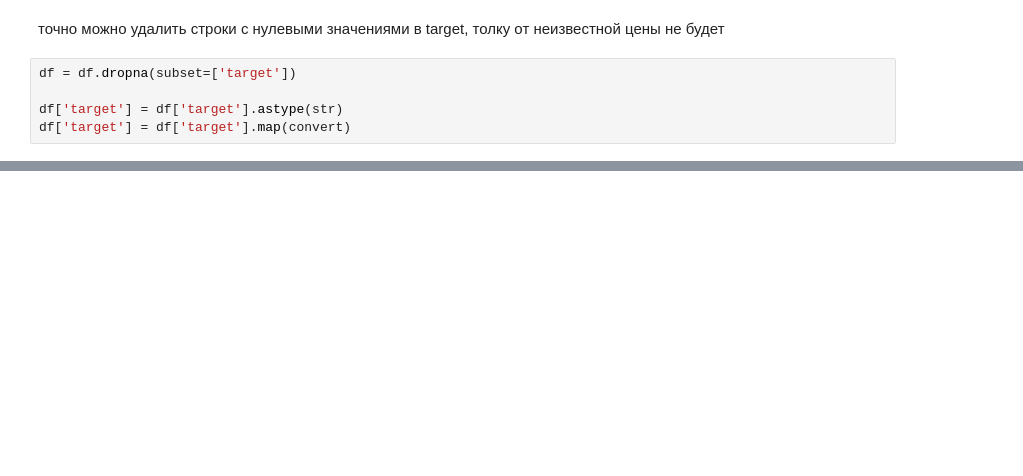
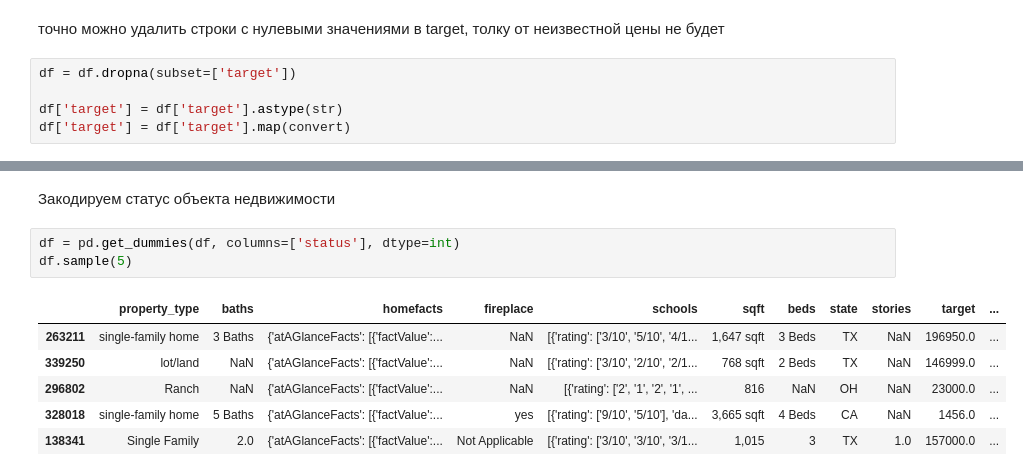
Before and after one commit to nik-gorby/diplom, a Jupyter notebook: diplom.ipynb, the cells around one changed output, grey strips where cells are left out. Saved outputs shown, nothing was run; the diff lists cells and outputs as text; blank space fills up the shorter version.

```diff
--- a/diplom.ipynb
+++ b/diplom.ipynb
@@ -159,0 +286,12 @@ print(df_orig.shape)
+# %% [markdown]
+Закодируем статус объекта недвижимости
+# %%
+df = pd.get_dummies(df, columns=['status'], dtype=int)
+df.sample(5)
+# %% [output]
+|  | property_type | baths | homefacts | fireplace | schools | sqft | beds | state | stories | target | ... |
+| 263211 | single-family home | 3 Baths | {'atAGlanceFacts': [{'factValue':... | NaN | [{'rating': ['3/10', '5/10', '4/1... | 1,647 sqft | 3 Beds | TX | NaN | 196950.0 | ... |
+| 339250 | lot/land | NaN | {'atAGlanceFacts': [{'factValue':... | NaN | [{'rating': ['3/10', '2/10', '2/1... | 768 sqft | 2 Beds | TX | NaN | 146999.0 | ... |
+| 296802 | Ranch | NaN | {'atAGlanceFacts': [{'factValue':... | NaN | [{'rating': ['2', '1', '2', '1', ... | 816 | NaN | OH | NaN | 23000.0 | ... |
+| 328018 | single-family home | 5 Baths | {'atAGlanceFacts': [{'factValue':... | yes | [{'rating': ['9/10', '5/10'], 'da... | 3,665 sqft | 4 Beds | CA | NaN | 1456.0 | ... |
+| 138341 | Single Family | 2.0 | {'atAGlanceFacts': [{'factValue':... | Not Applicable | [{'rating': ['3/10', '3/10', '3/1... | 1,015 | 3 | TX | 1.0 | 157000.0 | ... |
```
Also changed, not shown: parts of 60 cells of this notebook.
